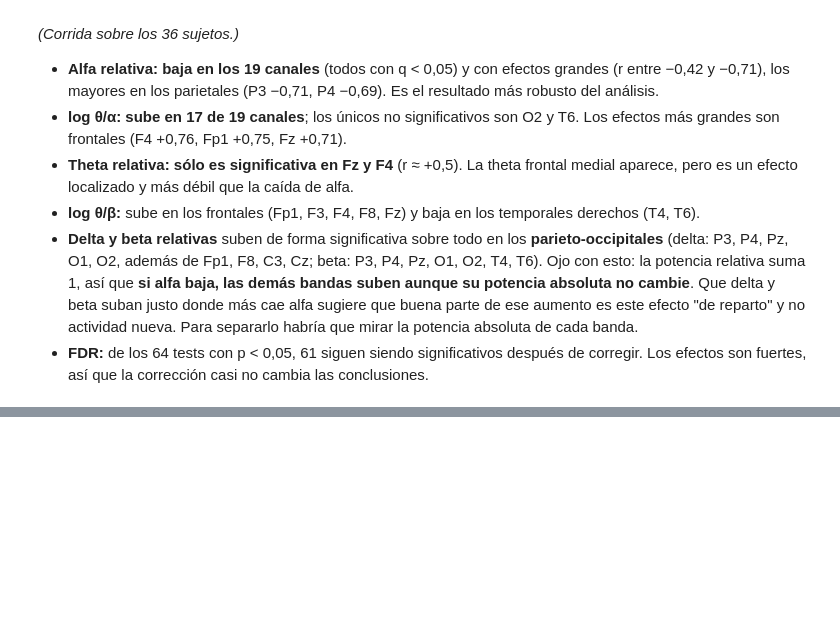
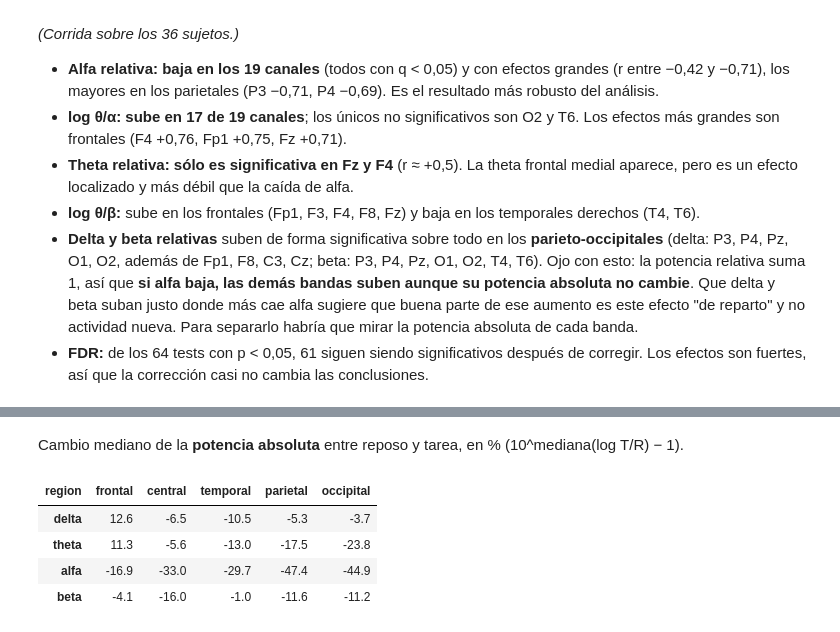
Before and after one commit to vickylauu/PSIB2026Q2-TPS-Grupo12-Lautersztein-Reggio-Ballester, a Jupyter notebook: notebooks/03_mapas_estadistica.ipynb, the cells around one changed output, grey strips where cells are left out. Drawn from its saved outputs; the diff is of its cells as text; code cells hidden in the pictures; blank space fills up the shorter version.

```diff
--- a/notebooks/03_mapas_estadistica.ipynb
+++ b/notebooks/03_mapas_estadistica.ipynb
@@ -239,0 +318,13 @@ Canales significativos por métrica: {'rel_delta': 9, 'rel_theta': 2, 'rel_alfa'
+# %% [markdown]
+Cambio mediano de la **potencia absoluta** entre reposo y tarea, en % (10^mediana(log T/R) − 1).
+# %%
+camb = wil_reg[wil_reg.medida.str.startswith('logabs')].pivot(index='medida', columns='region', values='cambio_%')
+camb = camb.reindex([f'logabs_{b}' for b in BANDAS])[list(REGIONES)]
+camb.index = list(BANDAS)
+camb.round(1)
+# %% [output]
+| region | frontal | central | temporal | parietal | occipital |
+| delta | 12.6 | -6.5 | -10.5 | -5.3 | -3.7 |
+| theta | 11.3 | -5.6 | -13.0 | -17.5 | -23.8 |
+| alfa | -16.9 | -33.0 | -29.7 | -47.4 | -44.9 |
+| beta | -4.1 | -16.0 | -1.0 | -11.6 | -11.2 |
```
Also changed, not shown: parts of 5 cells of this notebook.
